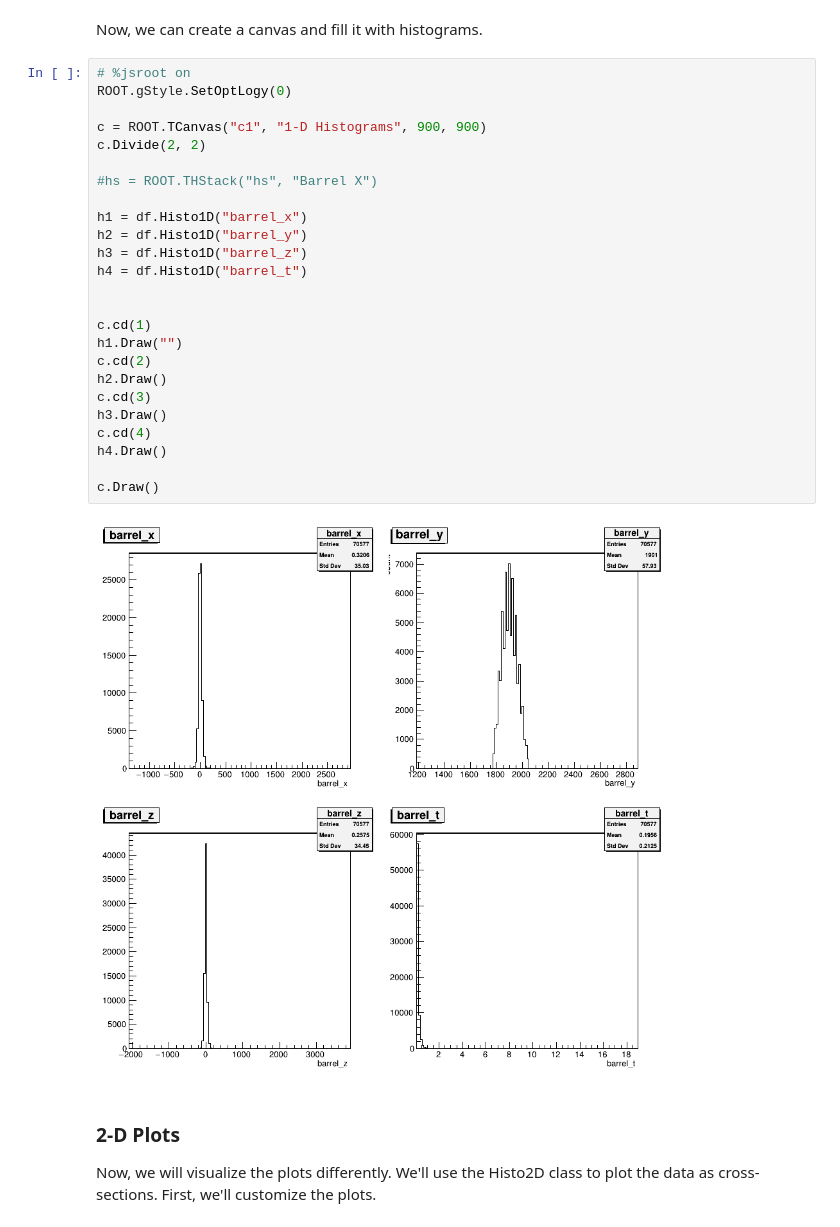
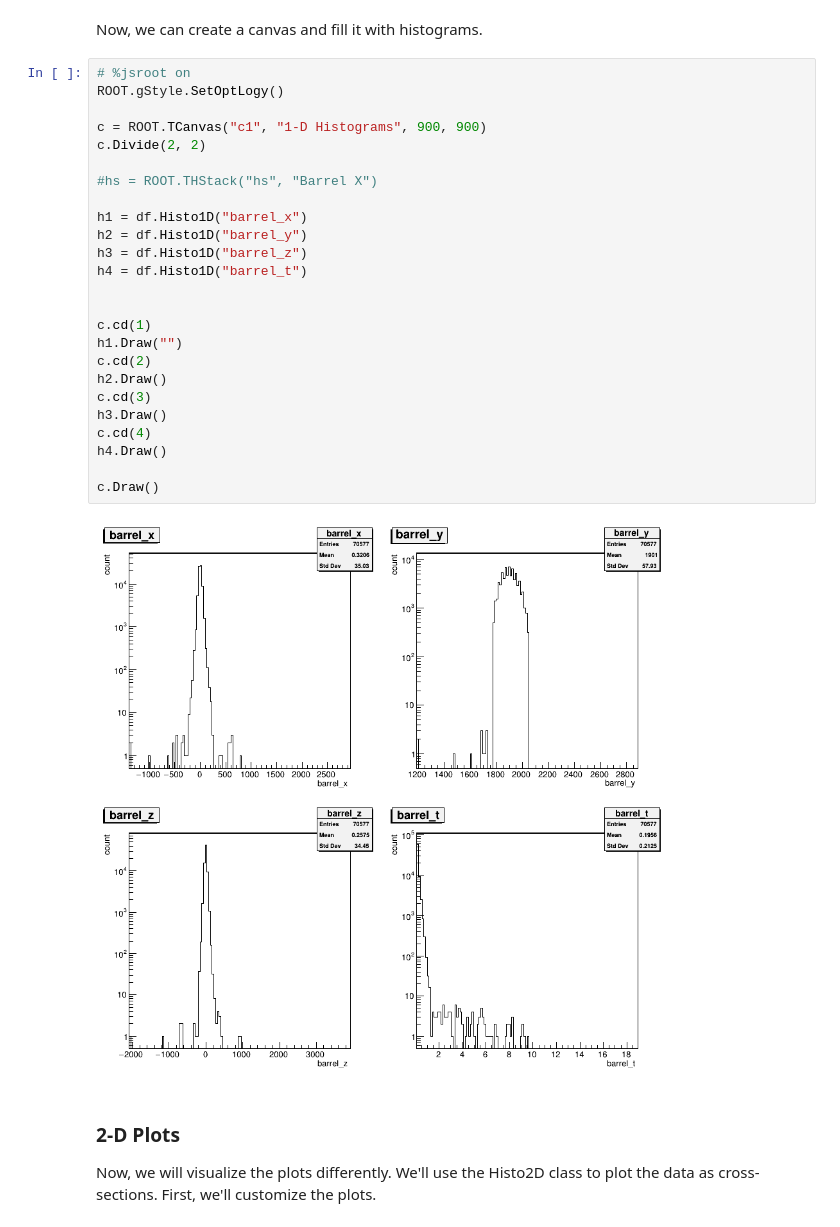
Before and after one commit to headunderheels/Jupyter-Projects, a Jupyter notebook: CalorimeterHits.ipynb, the cells around one changed output. Cells and saved outputs as stored; diff of their text form.

```diff
--- a/CalorimeterHits.ipynb
+++ b/CalorimeterHits.ipynb
@@ -126,31 +128,31 @@ canvascolor = ROOT.TColor(
 Now, we can create a canvas and fill it with histograms.
 # %%
 # %jsroot on
-ROOT.gStyle.SetOptLogy(0)
+ROOT.gStyle.SetOptLogy()
 
 c = ROOT.TCanvas("c1", "1-D Histograms", 900, 900)
 c.Divide(2, 2)
 
 #hs = ROOT.THStack("hs", "Barrel X")
 
 h1 = df.Histo1D("barrel_x")
 h2 = df.Histo1D("barrel_y")
 h3 = df.Histo1D("barrel_z")
 h4 = df.Histo1D("barrel_t")
 
 
 c.cd(1)
 h1.Draw("")
 c.cd(2)
 h2.Draw()
 c.cd(3)
 h3.Draw()
 c.cd(4)
 h4.Draw()
 
 c.Draw()
 # %% [output]
-[figure, old version]
+[figure, new version]
 # %% [markdown]
 ### 2-D Plots
 
```
Also changed, not shown: parts of 6 cells of this notebook.
